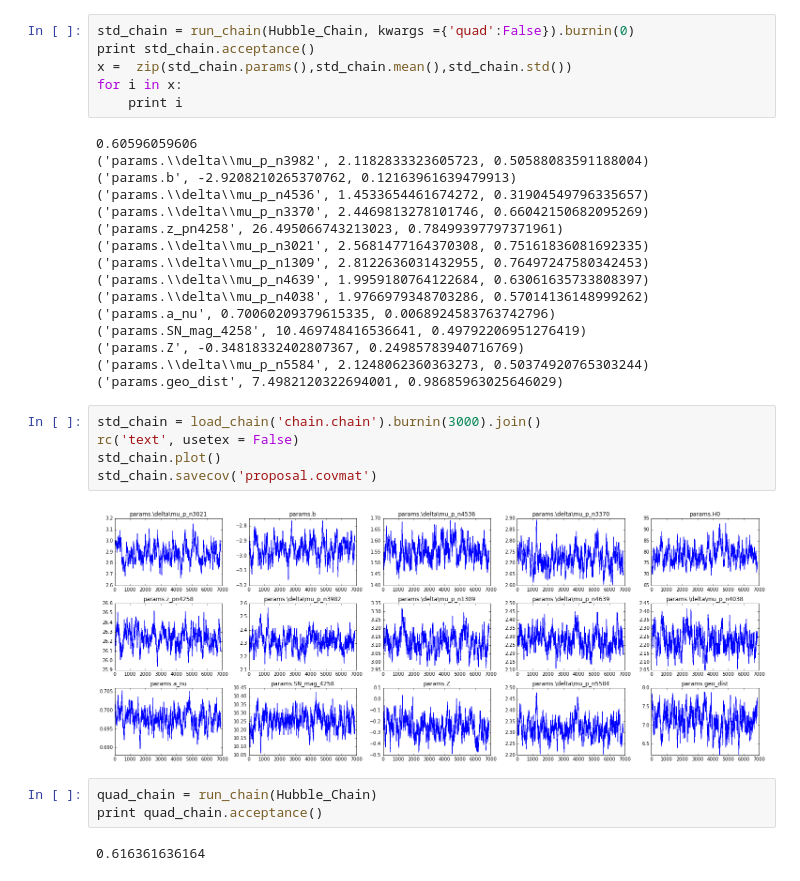
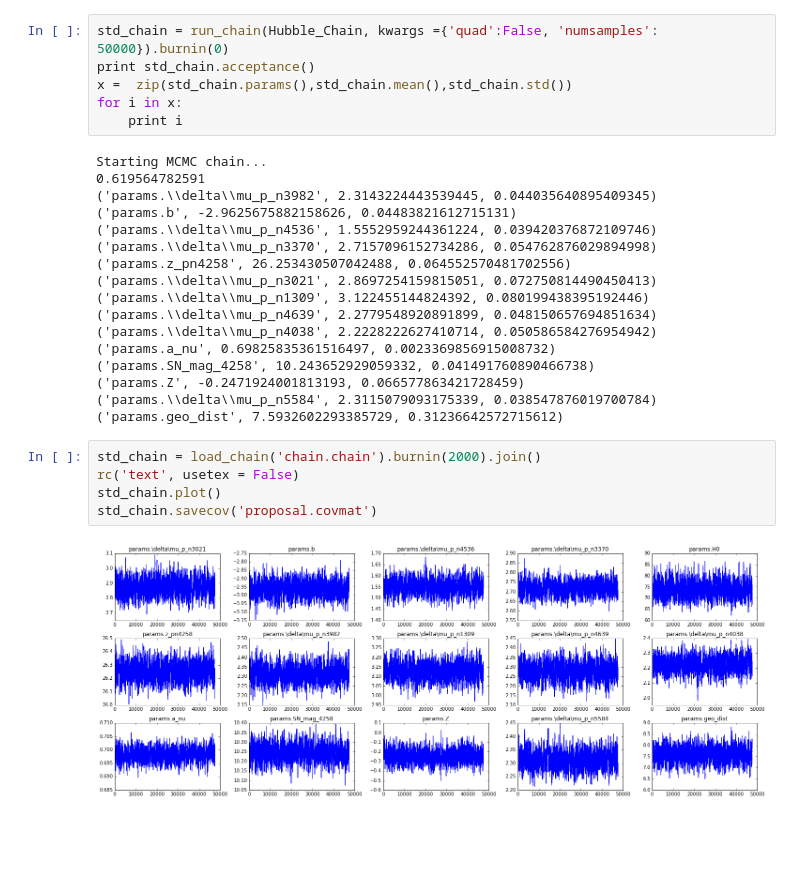
Before and after one commit to bfollinprm/local_hubble, a Jupyter notebook: MCMC.ipynb, the cells around one changed output. Cells and saved outputs as stored; diff of their text form; blank space fills up the shorter version.

```diff
--- a/MCMC.ipynb
+++ b/MCMC.ipynb
@@ -221,34 +126,30 @@ def get_data():
 # %%
-std_chain = run_chain(Hubble_Chain, kwargs ={'quad':False}).burnin(0)
+std_chain = run_chain(Hubble_Chain, kwargs ={'quad':False, 'numsamples': 50000}).burnin(0)
 print std_chain.acceptance()
 x =  zip(std_chain.params(),std_chain.mean(),std_chain.std())
 for i in x:
     print i
 # %% [output]
-0.60596059606
-('params.\\delta\\mu_p_n3982', 2.1182833323605723, 0.50588083591188004)
-('params.b', -2.9208210265370762, 0.12163961639479913)
-('params.\\delta\\mu_p_n4536', 1.4533654461674272, 0.31904549796335657)
-('params.\\delta\\mu_p_n3370', 2.4469813278101746, 0.66042150682095269)
-('params.z_pn4258', 26.495066743213023, 0.78499397797371961)
-('params.\\delta\\mu_p_n3021', 2.5681477164370308, 0.75161836081692335)
-('params.\\delta\\mu_p_n1309', 2.8122636031432955, 0.76497247580342453)
-('params.\\delta\\mu_p_n4639', 1.9959180764122684, 0.63061635733808397)
-('params.\\delta\\mu_p_n4038', 1.9766979348703286, 0.57014136148999262)
-('params.a_nu', 0.70060209379615335, 0.0068924583763742796)
-('params.SN_mag_4258', 10.469748416536641, 0.49792206951276419)
-('params.Z', -0.34818332402807367, 0.24985783940716769)
-('params.\\delta\\mu_p_n5584', 2.1248062360363273, 0.50374920765303244)
-('params.geo_dist', 7.4982120322694001, 0.98685963025646029)
+Starting MCMC chain...
+0.619564782591
+('params.\\delta\\mu_p_n3982', 2.3143224443539445, 0.044035640895409345)
+('params.b', -2.9625675882158626, 0.04483821612715131)
+('params.\\delta\\mu_p_n4536', 1.5552959244361224, 0.039420376872109746)
+('params.\\delta\\mu_p_n3370', 2.7157096152734286, 0.054762876029894998)
+('params.z_pn4258', 26.253430507042488, 0.064552570481702556)
+('params.\\delta\\mu_p_n3021', 2.8697254159815051, 0.072750814490450413)
+('params.\\delta\\mu_p_n1309', 3.122455144824392, 0.080199438395192446)
+('params.\\delta\\mu_p_n4639', 2.2779548920891899, 0.048150657694851634)
+('params.\\delta\\mu_p_n4038', 2.2228222627410714, 0.050586584276954942)
+('params.a_nu', 0.69825835361516497, 0.0023369856915008732)
+('params.SN_mag_4258', 10.243652929059332, 0.041491760890466738)
+('params.Z', -0.2471924001813193, 0.066577863421728459)
+('params.\\delta\\mu_p_n5584', 2.3115079093175339, 0.038547876019700784)
+('params.geo_dist', 7.5932602293385729, 0.31236642572715612)
 # %%
-std_chain = load_chain('chain.chain').burnin(3000).join()
+std_chain = load_chain('chain.chain').burnin(2000).join()
 rc('text', usetex = False)
 std_chain.plot()
 std_chain.savecov('proposal.covmat')
 # %% [output]
-[figure, old version]
+[figure, new version]
-# %%
-quad_chain = run_chain(Hubble_Chain)
-print quad_chain.acceptance()
-# %% [output]
-0.616361636164
```
Also changed, not shown: parts of 21 cells of this notebook, 3 other files.
